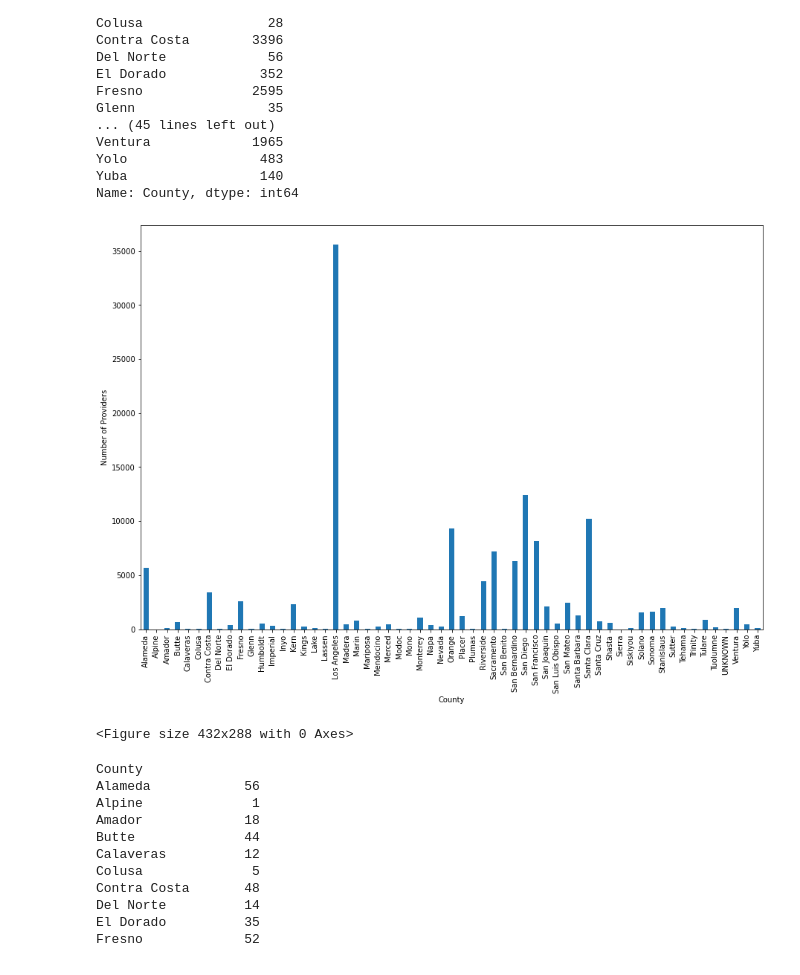
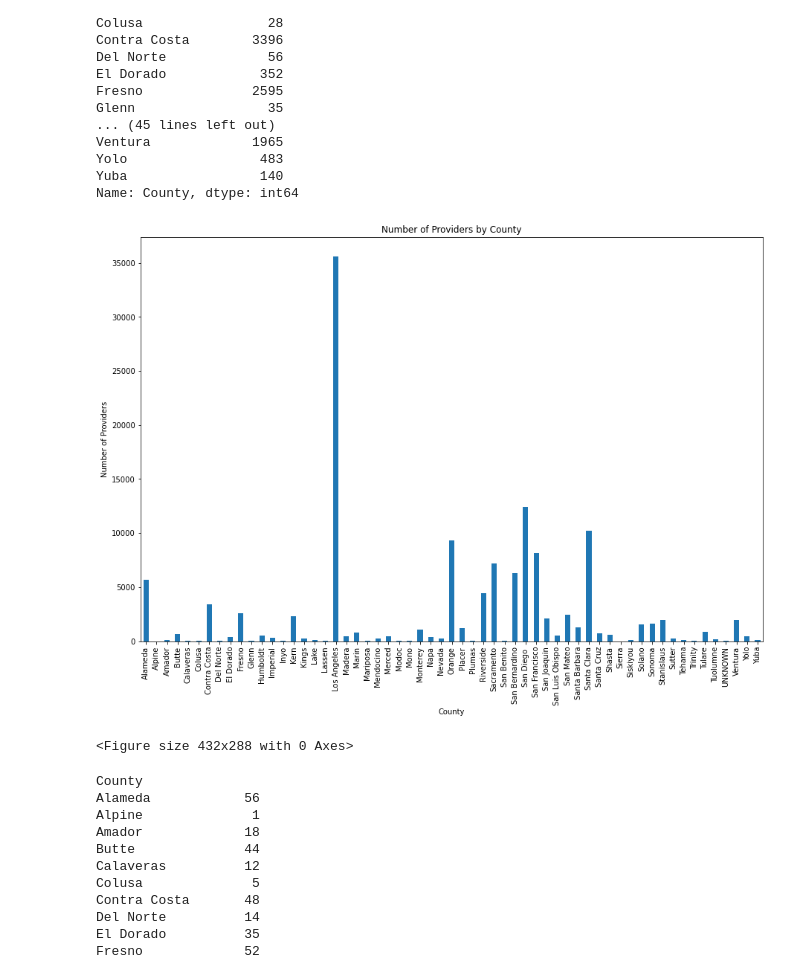
Before and after one commit to vsanga04/Project-1, a Jupyter notebook: Provider_data.ipynb, the cells around one changed output. Cells and saved outputs as stored; diff of their text form; code cells hidden in the pictures.

```diff
--- a/Provider_data.ipynb
+++ b/Provider_data.ipynb
@@ -168,15 +168,15 @@ Name: County, dtype: int64
 # %%
 county_chart = county_providers_count.plot(kind='bar', figsize = (15,10))
 
 # Set the xlabel and ylabel using class methods
 county_chart.set_xlabel("County")
 county_chart.set_ylabel("Number of Providers")
-
+plt.title("Number of Providers by County")
 plt.savefig("output_figures/Number_of_Providers_by_County.png")
 plt.show()
 plt.tight_layout()
 # %% [output]
-[figure, old version]
+[figure, new version]
 <Figure size 432x288 with 0 Axes>
 # %%
 county_providers = clean_physicians.groupby(["County"])
```
Also changed, not shown: parts of 4 cells of this notebook, 5 other files.
